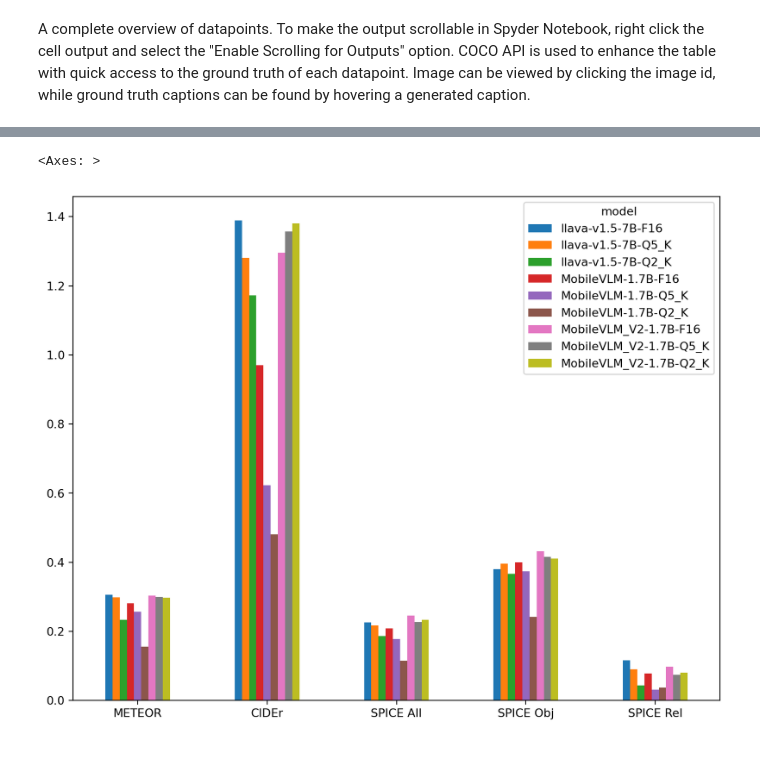
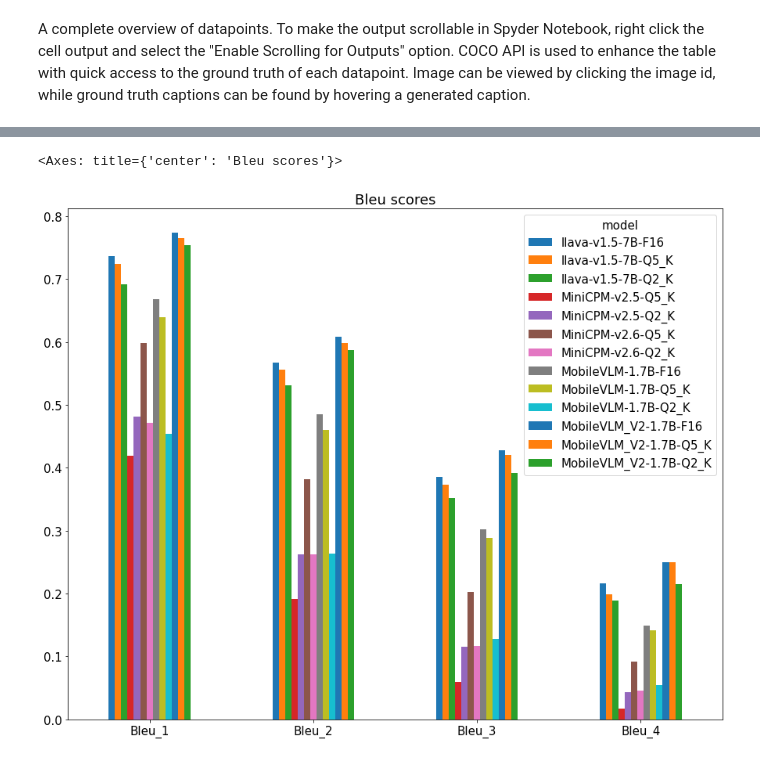
Before and after one commit to navratil-matej/dp, a Jupyter notebook: model-eval.ipynb, the cells around one changed output, grey strips where cells are left out. Drawn from its saved outputs; the diff is of its cells as text; code cells hidden in the pictures.

```diff
--- a/model-eval.ipynb
+++ b/model-eval.ipynb
@@ -626,7 +607,8 @@ import numpy as np
 import pandas as pd
 
 pd.options.display.float_format = lambda x: '%.2f' % x
-plt.rcParams['figure.figsize'] = [10.0, 8.0]
+plt.rcParams['font.size'] = 15.0
+plt.rcParams['figure.figsize'] = [15.0, 12.0]
 # %% [markdown]
 # Results
 
@@ -637,6 +619,8 @@ df = pd.read_csv('results.csv')
 df['model'] = pd.Categorical(df['model'], categories=[
     'llava-v1.5-7B-F16'    , 'llava-v1.5-7B-Q5_K'    , 'llava-v1.5-7B-Q2_K',
     'llava-v1.6-7B-F16'    , 'llava-v1.6-7B-Q5_K'    , 'llava-v1.6-7B-Q2_K',
+    'MiniCPM-v2.5-F16'     , 'MiniCPM-v2.5-Q5_K'     , 'MiniCPM-v2.5-Q2_K',
+    'MiniCPM-v2.6-F16'     , 'MiniCPM-v2.6-Q5_K'     , 'MiniCPM-v2.6-Q2_K',
     'MobileVLM-1.7B-F16'   , 'MobileVLM-1.7B-Q5_K'   , 'MobileVLM-1.7B-Q2_K',
     'MobileVLM_V2-1.7B-F16', 'MobileVLM_V2-1.7B-Q5_K', 'MobileVLM_V2-1.7B-Q2_K',
 ])
@@ -710,9 +682,8 @@ summary
 # %%
-# TODO ipympl and %matplotlib notebook
-
-ax = summary[['METEOR', 'CIDEr', 'SPICE All', 'SPICE Obj', 'SPICE Rel']].transpose().plot.bar()
+ax = summary[['Bleu_1', 'Bleu_2', 'Bleu_3', 'Bleu_4']].transpose().plot.bar()
 plt.xticks(rotation=0)
+plt.title('Bleu scores')
 ax
 # %% [output]
-<Axes: >
+<Axes: title={'center': 'Bleu scores'}>
-[figure, old version]
+[figure, new version]
```
Also changed, not shown: parts of 25 cells of this notebook, 2 other files.
